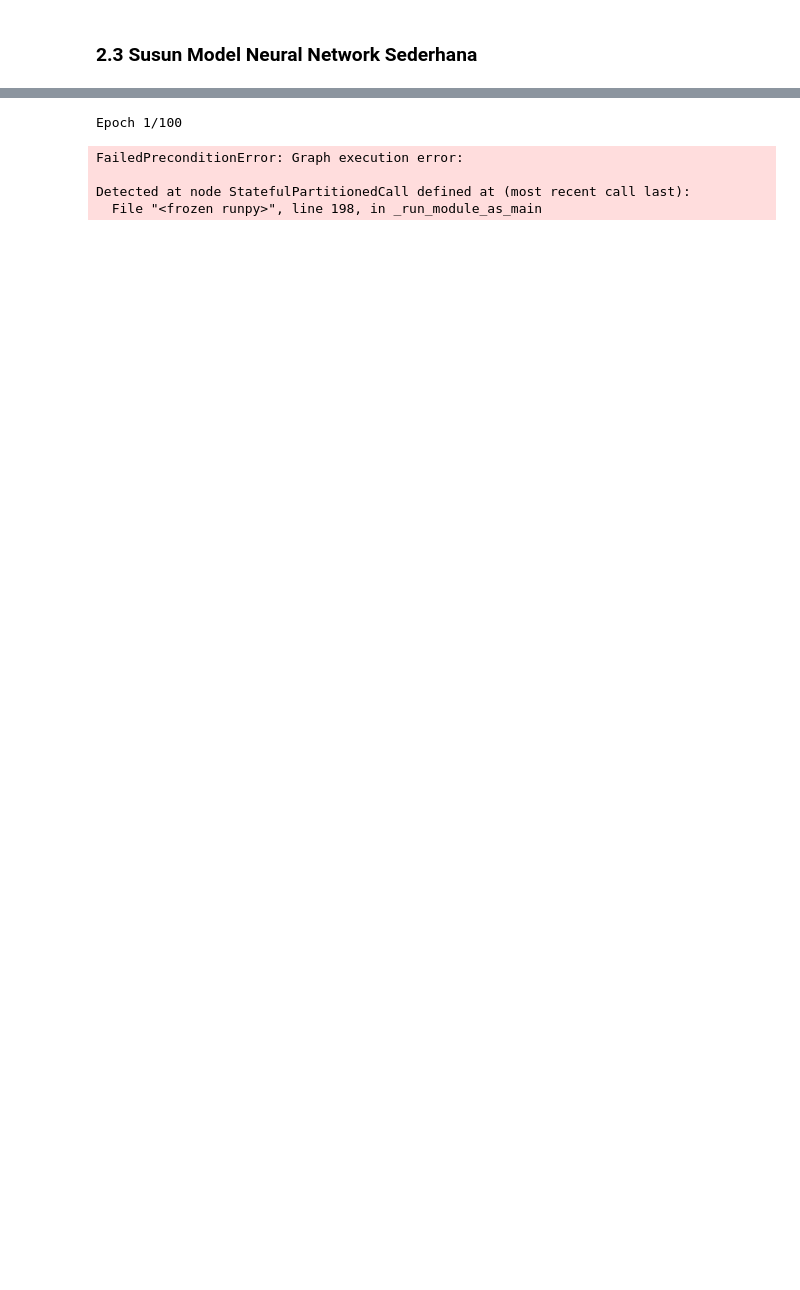
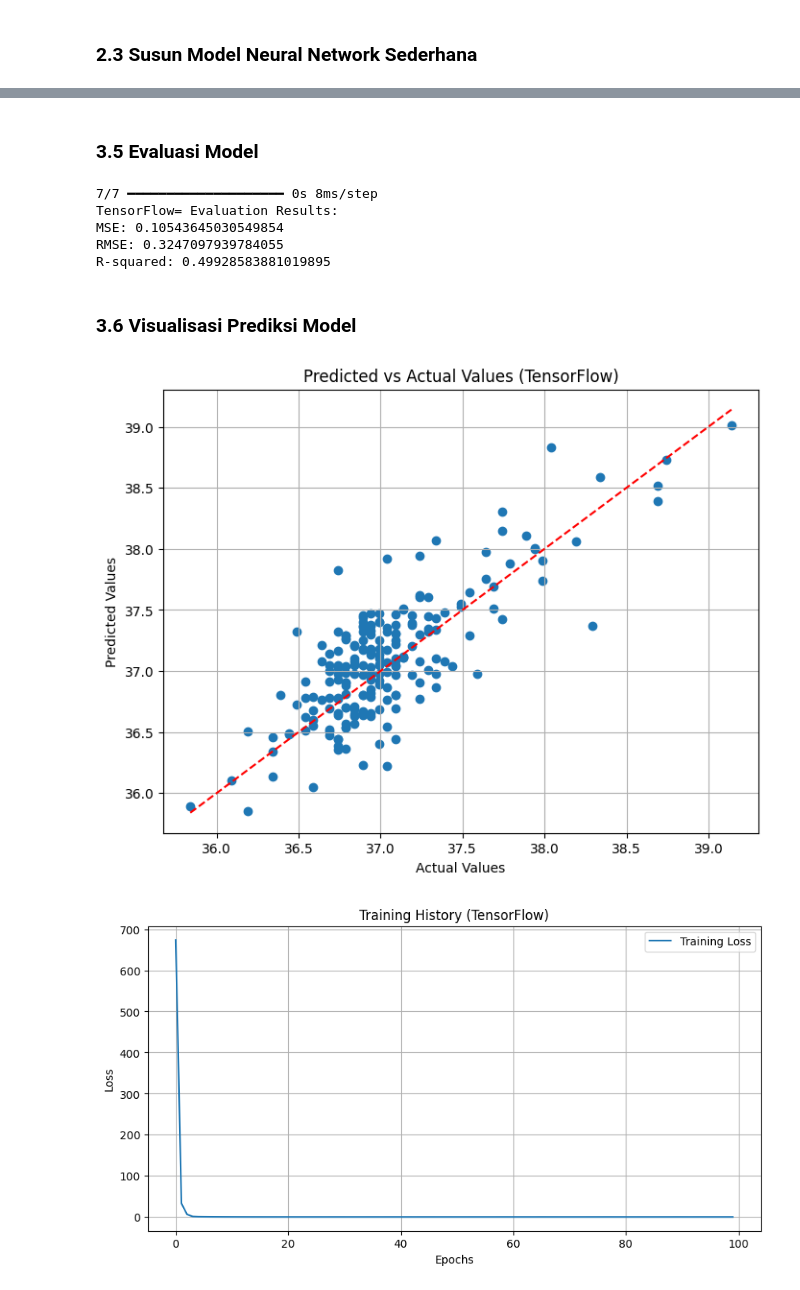
Before and after one commit to Pandu98-pkh/DeepLearning, a Jupyter notebook: 01. Week 1/Notebook Assigment/Regression Infrared Dataset.ipynb, the cells around one changed output, grey strips where cells are left out. Cells and saved outputs as stored; diff of their text form; code cells hidden in the pictures; blank space fills up the shorter version.

```diff
--- a/01. Week 1/Notebook Assigment/Regression Infrared Dataset.ipynb
+++ b/01. Week 1/Notebook Assigment/Regression Infrared Dataset.ipynb
@@ -364,28 +384,33 @@ Model: "sequential_6"
+# %% [markdown]
+### **3.5 Evaluasi Model**
 # %%
-# prompt: # Melatih model
-
-# Train the TensorFlow/Keras model
-history_tf = model_tf.fit(X_train, y_train, epochs=100, batch_size=32, validation_split=0.2)
-
 # Make predictions on the test set
 y_pred_tf = model_tf.predict(X_test)
 
-# Evaluate the TensorFlow/Keras model
+# Evaluate the TensorFlow
 evaluation_results_tf = evaluate_model(y_test, y_pred_tf)
 
 # Print the evaluation metrics
-print("TensorFlow/Keras Evaluation Results:")
+print("TensorFlow= Evaluation Results:")
 for metric, value in evaluation_results_tf.items():
     print(f"{metric}: {value}")
-
-# Visualize the predictions
-plot_predictions(y_test, y_pred_tf, "TensorFlow/Keras Model")
-
-# Visualize the training history
-plot_training_history(pd.DataFrame(history_tf.history), "TensorFlow/Keras Model")
 # %% [output]
-Epoch 1/100
+7/7 ━━━━━━━━━━━━━━━━━━━━ 0s 8ms/step
+TensorFlow= Evaluation Results:
+MSE: 0.10543645030549854
+RMSE: 0.3247097939784055
+R-squared: 0.49928583881019895
-FailedPreconditionError: Graph execution error:
-
-Detected at node StatefulPartitionedCall defined at (most recent call last):
-  File "<frozen runpy>", line 198, in _run_module_as_main
+# %% [markdown]
+### **3.6 Visualisasi Prediksi Model**
+# %%
+# Visualize the predictions
+plot_predictions(y_test, y_pred_tf, "TensorFlow")
+
+# Visualize the training history
+plot_training_history(pd.DataFrame(history_tf.history), "TensorFlow")
+
+# Save the TensorFlow model
+model_tf.save('tensorflow_model.keras')
+# %% [output]
+[figure, added]
+[figure, added]
```
Also changed, not shown: parts of 20 cells of this notebook.
